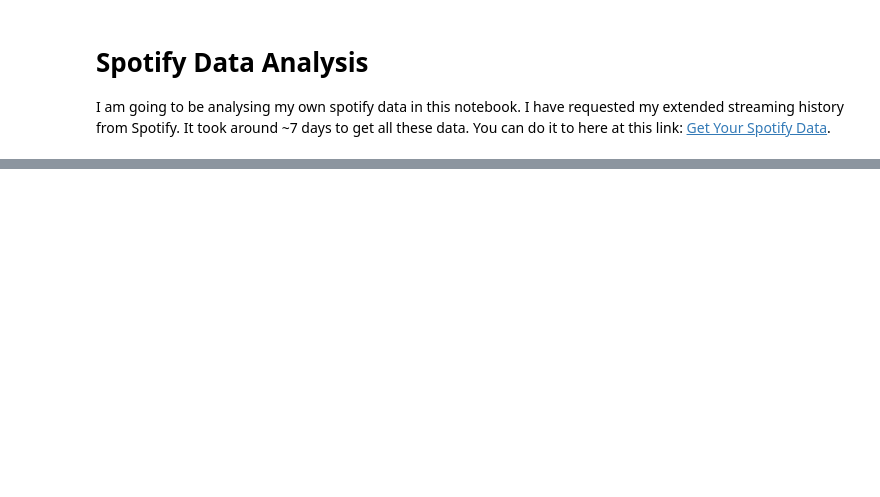
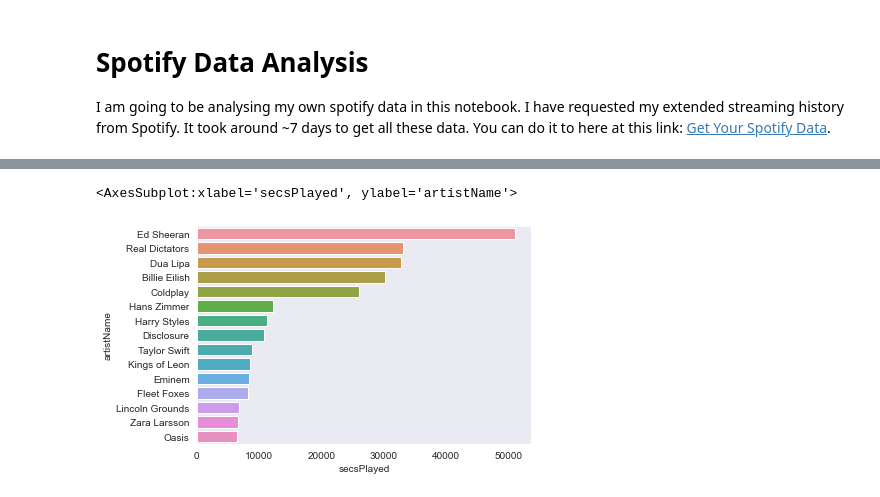
Before and after one commit to ChandlerKenworthy/SpotifyDataAnalysis, a Jupyter notebook: SpotifyAnalysis.ipynb, the cells around one changed output, grey strips where cells are left out. Cells and saved outputs as stored; diff of their text form; code cells hidden in the pictures; blank space fills up the shorter version.

```diff
--- a/SpotifyAnalysis.ipynb
+++ b/SpotifyAnalysis.ipynb
@@ -21,0 +84,10 @@ df[]
+# %%
+# What about my top 10 artists, let's look at total time played for these guys and plot them as a bar chart!
+df_by_artist = df.groupby("artistName")
+# Sum the total time played for each artist
+playtime_vs_artist = df_by_artist["secsPlayed"].sum().sort_values(ascending=False)
+
+sns.barplot(playtime_vs_artist[0:15], playtime_vs_artist.index[0:15])
+# %% [output]
+<AxesSubplot:xlabel='secsPlayed', ylabel='artistName'>
+[figure, added]
```
Also changed, not shown: parts of 14 cells of this notebook.
